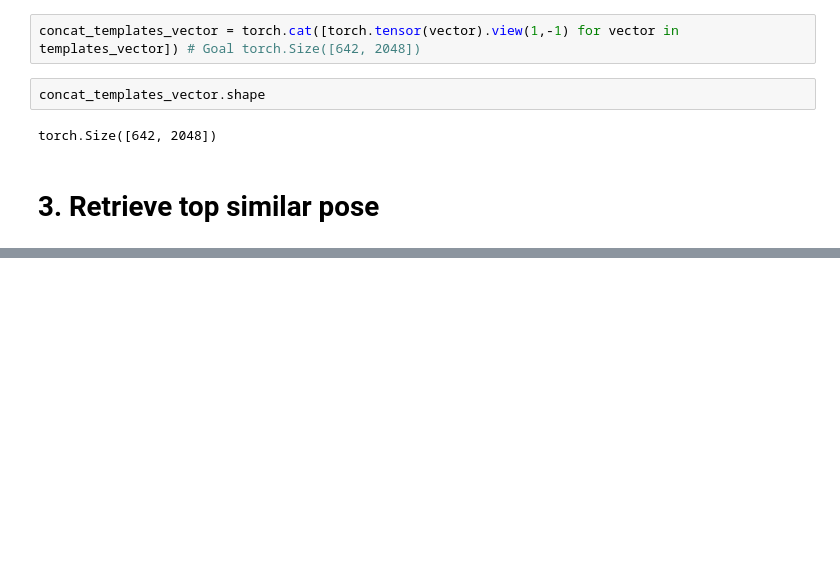
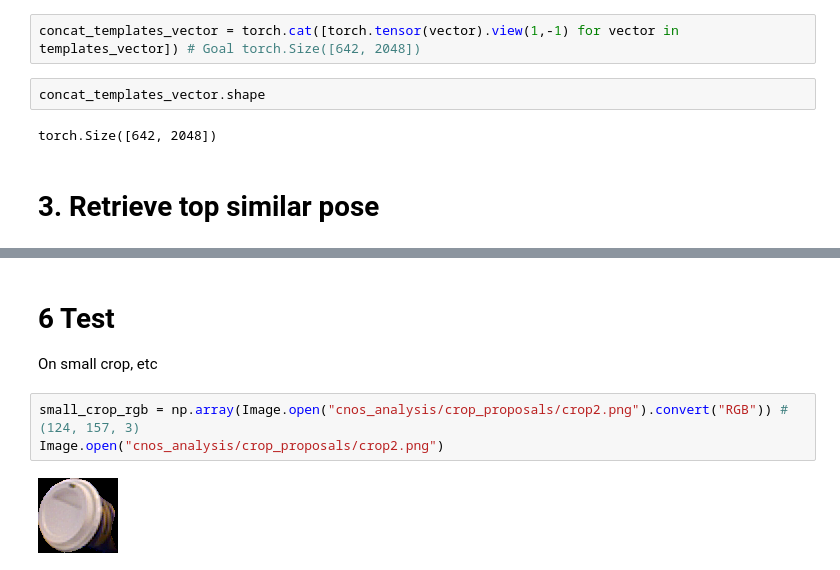
Before and after one commit to Kudo510/cnos, a Jupyter notebook: foundpose_2.ipynb, the cells around one changed output, grey strips where cells are left out. Cells and saved outputs as stored; diff of their text form; blank space fills up the shorter version.

```diff
--- a/foundpose_2.ipynb
+++ b/foundpose_2.ipynb
@@ -281,0 +287,8 @@ def calculate_similarity(crop_rgb, feature_decriptors, ref_features, metric, syn
+# %% [markdown]
+# 6 Test
+On small crop, etc
+# %%
+small_crop_rgb = np.array(Image.open("cnos_analysis/crop_proposals/crop2.png").convert("RGB")) # (124, 157, 3)
+Image.open("cnos_analysis/crop_proposals/crop2.png")
+# %% [output]
+[figure, added]
```
Also changed, not shown: parts of 10 cells of this notebook.
